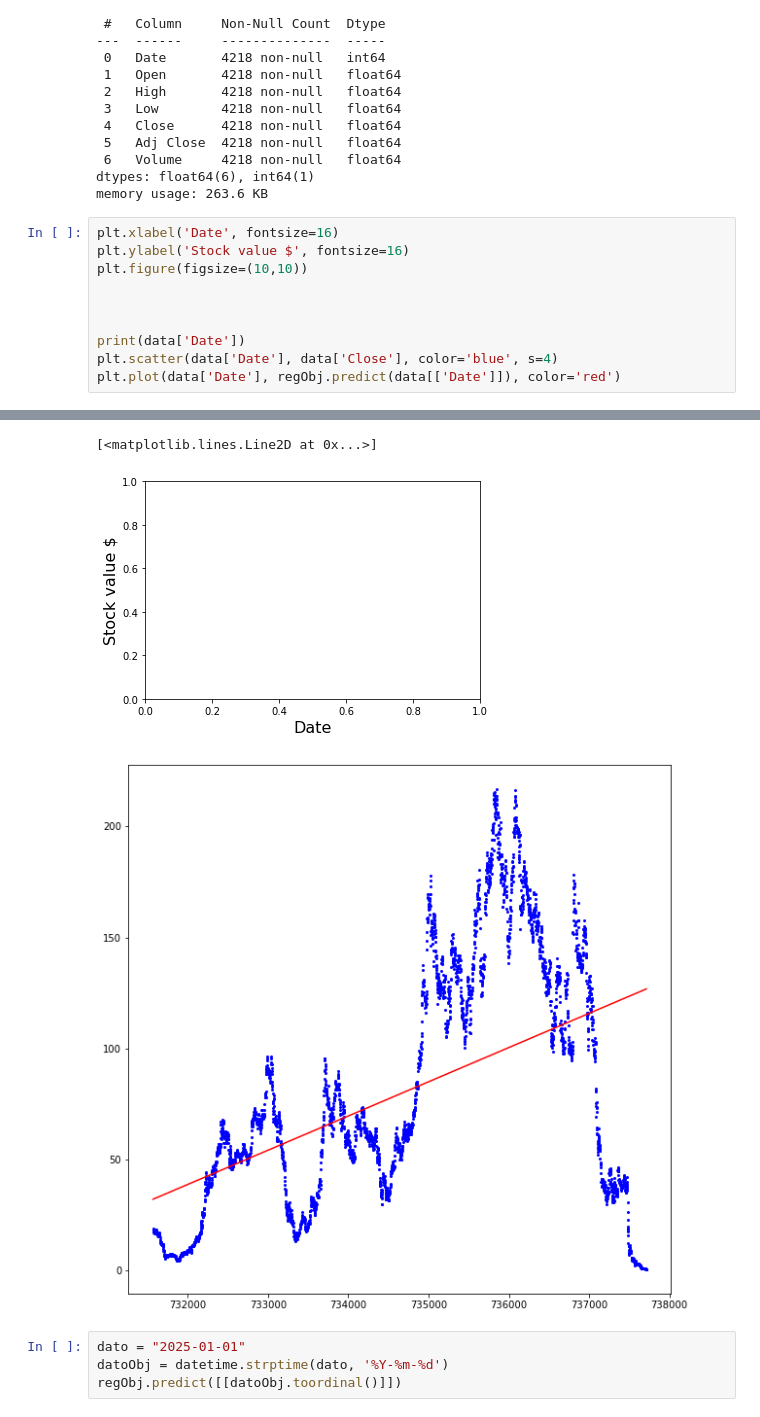
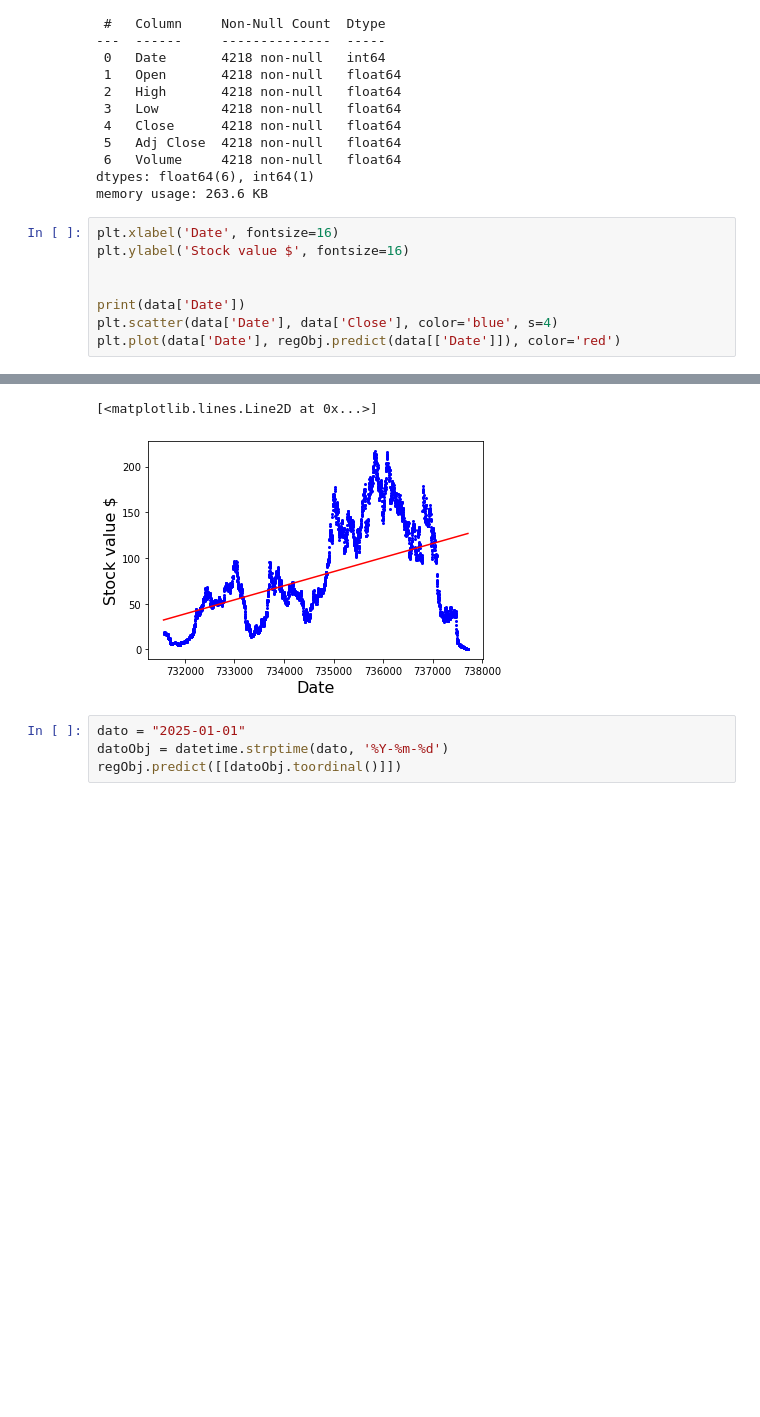
Before and after one commit to Aksel488/assignment2, a Jupyter notebook: Assignment2-NAS.ipynb, the cells around one changed output, grey strips where cells are left out. Cells and saved outputs as stored; diff of their text form; blank space fills up the shorter version.

```diff
--- a/Assignment2-NAS.ipynb
+++ b/Assignment2-NAS.ipynb
@@ -160,29 +160,26 @@ memory usage: 263.6 KB
 # %%
 plt.xlabel('Date', fontsize=16)
 plt.ylabel('Stock value $', fontsize=16)
-plt.figure(figsize=(10,10))
-
 
 
 print(data['Date'])
 plt.scatter(data['Date'], data['Close'], color='blue', s=4)
 plt.plot(data['Date'], regObj.predict(data[['Date']]), color='red')
 # %% [output]
 0       731567
 1       731568
 2       731571
 3       731572
 7       731578
          ...
 4248    737710
 4249    737711
 4250    737712
 4251    737713
 4252    737714
 Name: Date, Length: 4218, dtype: int64
 [<matplotlib.lines.Line2D at 0x...>]
-[figure, old version]
+[figure, new version]
-[figure, removed]
 # %%
 dato = "2025-01-01"
 datoObj = datetime.strptime(dato, '%Y-%m-%d')
```
